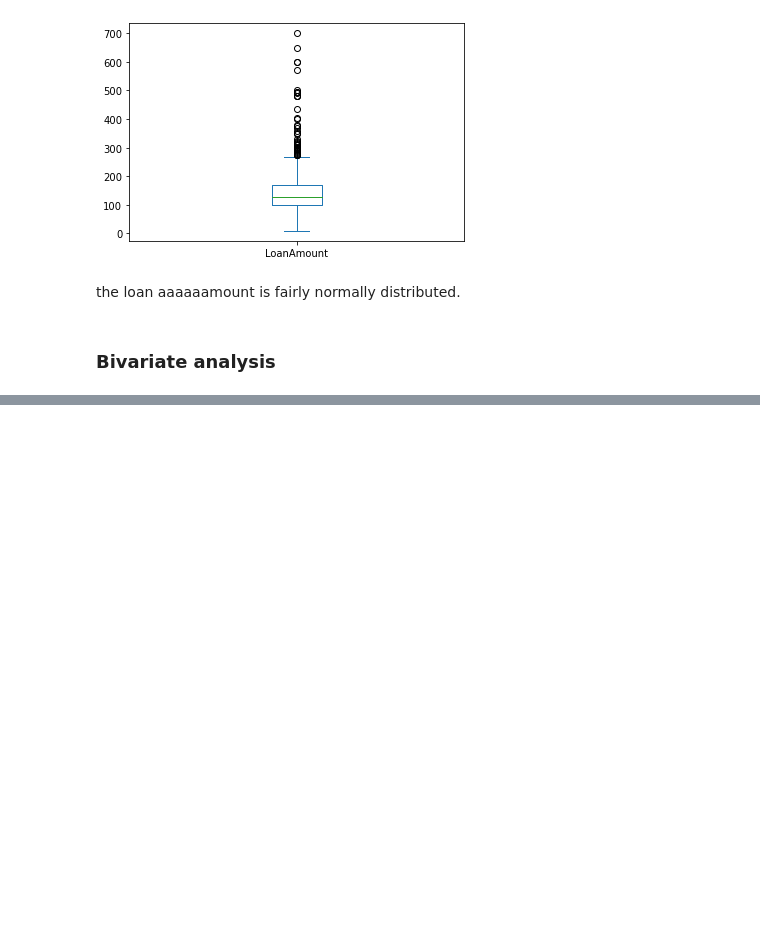
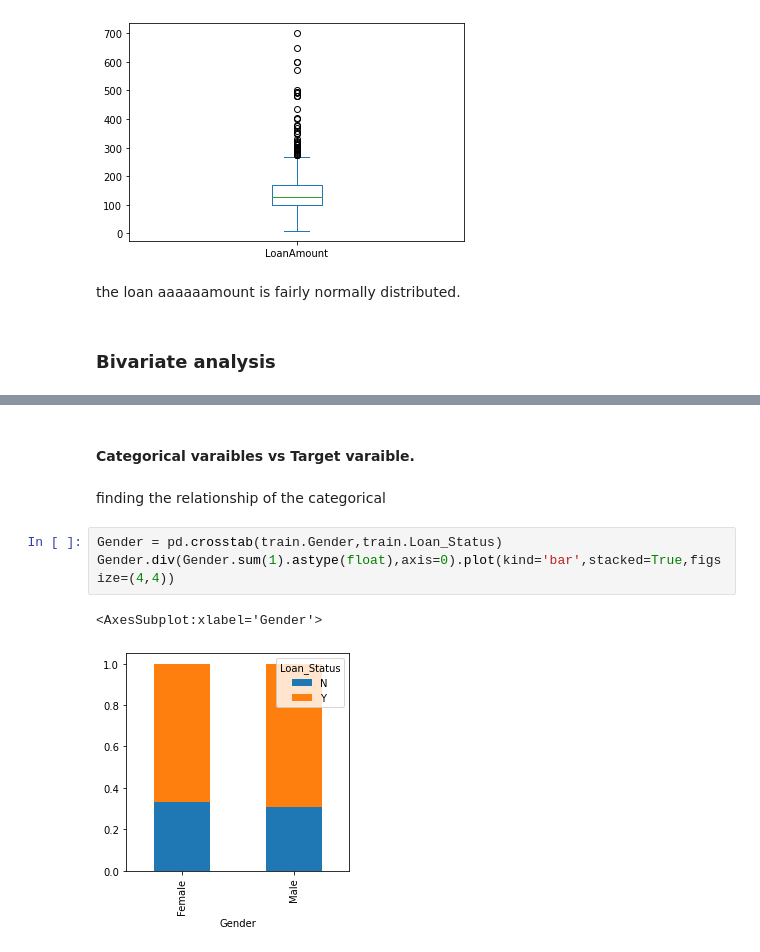
Before and after one commit to kariswanjiru/loan-prediction-hackathon, a Jupyter notebook: loan-prediction.ipynb, the cells around one changed output, grey strips where cells are left out. Drawn from its saved outputs; the diff is of its cells as text; blank space fills up the shorter version.

```diff
--- a/loan-prediction.ipynb
+++ b/loan-prediction.ipynb
@@ -239,0 +246,10 @@ the loan aaaaaamount is fairly normally distributed.
+# %% [markdown]
+#### Categorical varaibles vs Target varaible.
+# %% [markdown]
+finding the relationship of the categorical
+# %%
+Gender = pd.crosstab(train.Gender,train.Loan_Status)
+Gender.div(Gender.sum(1).astype(float),axis=0).plot(kind='bar',stacked=True,figsize=(4,4))
+# %% [output]
+<AxesSubplot:xlabel='Gender'>
+[figure, added]
```
Also changed, not shown: parts of 30 cells of this notebook.
